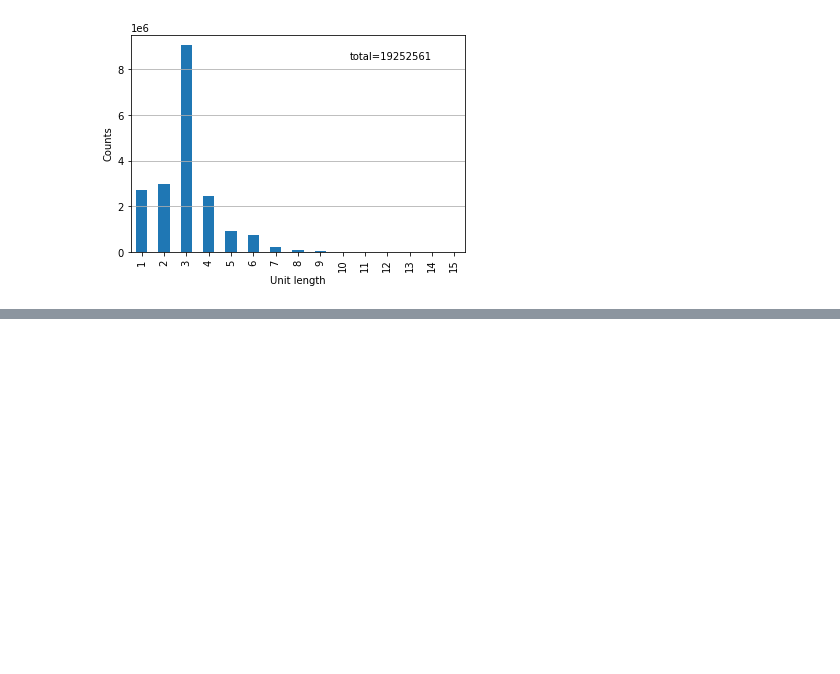
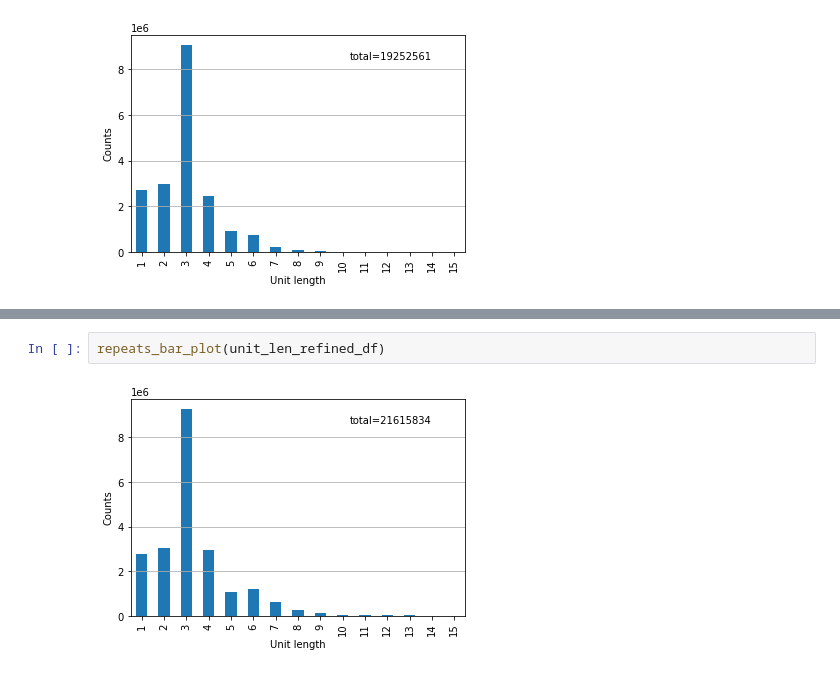
Before and after one commit to maverbiest/CRC_STRs, a Jupyter notebook: notebooks/repeat_counts.ipynb, the cells around one changed output, grey strips where cells are left out. Drawn from its saved outputs; the diff is of its cells as text; blank space fills up the shorter version.

```diff
--- a/notebooks/repeat_counts.ipynb
+++ b/notebooks/repeat_counts.ipynb
@@ -176,0 +216,4 @@ plt.subplots_adjust(wspace=0.5, hspace=1)
+# %%
+repeats_bar_plot(unit_len_refined_df)
+# %% [output]
+[figure, added]
```
Also changed, not shown: parts of 8 cells of this notebook, 23 other files.
